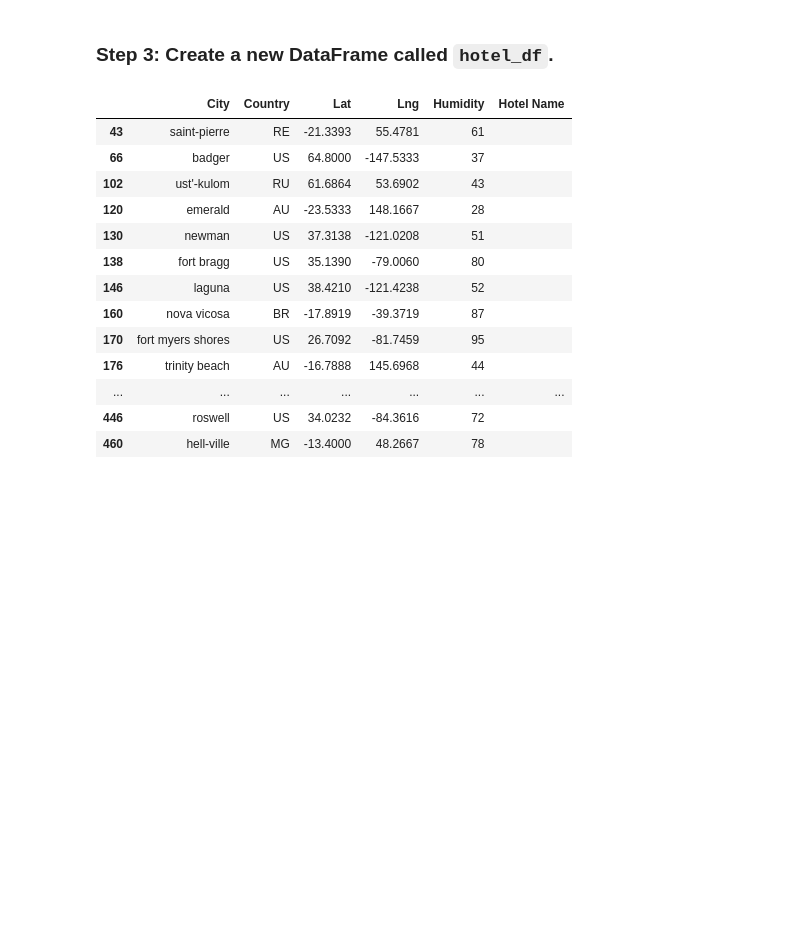
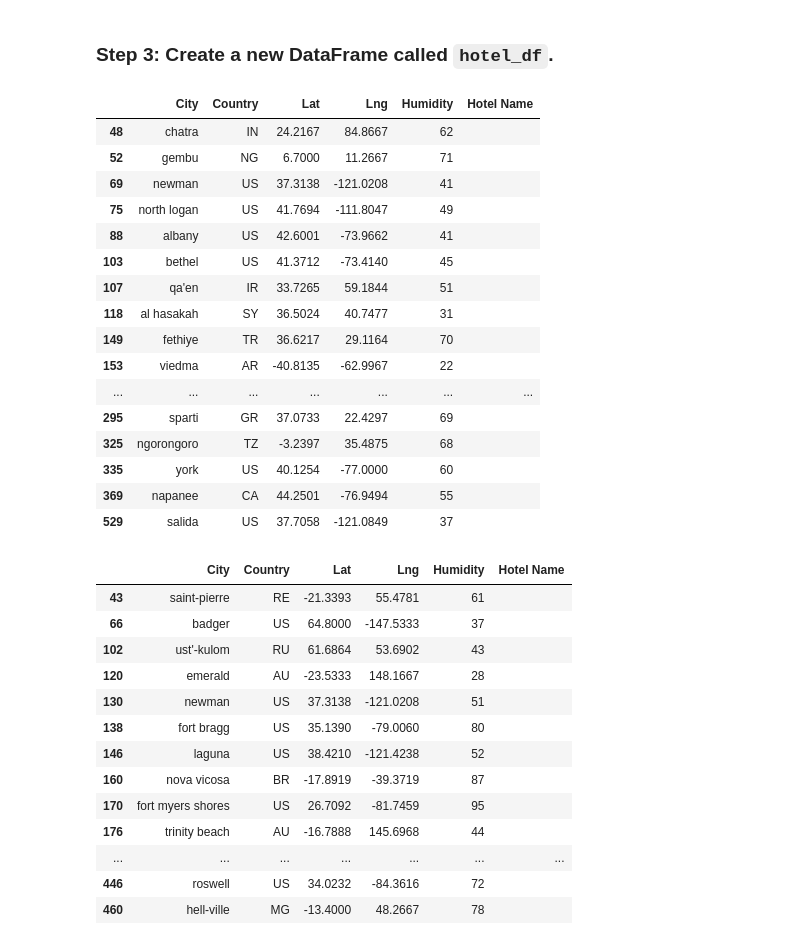
Before and after one commit to cartysw/python-api-challenge, a Jupyter notebook: VacationPy/VacationPy.ipynb, the cells around one changed output. Drawn from its saved outputs; the diff is of its cells as text; code cells hidden in the pictures; blank space fills up the shorter version.

```diff
--- a/VacationPy/VacationPy.ipynb
+++ b/VacationPy/VacationPy.ipynb
@@ -95,5 +94,32 @@ city_Wind_Filter
 # %% [markdown]
 ### Step 3: Create a new DataFrame called `hotel_df`.
+# %%
+# Use the Pandas copy function to create DataFrame called hotel_df to store the city, country, coordinates, and humidity
+hotel_df = city_Wind_Filter[['City', 'Country', 'Lat', 'Lng', 'Humidity']]
+
+# Add an empty column, "Hotel Name," to the DataFrame so you can store the hotel found using the Geoapify API
+hotel_df['Hotel Name'] = ''
+
+# Display sample data
+hotel_df
+# %% [output]
+|  | City | Country | Lat | Lng | Humidity | Hotel Name |
+| 48 | chatra | IN | 24.2167 | 84.8667 | 62 |  |
+| 52 | gembu | NG | 6.7000 | 11.2667 | 71 |  |
+| 69 | newman | US | 37.3138 | -121.0208 | 41 |  |
+| 75 | north logan | US | 41.7694 | -111.8047 | 49 |  |
+| 88 | albany | US | 42.6001 | -73.9662 | 41 |  |
+| 103 | bethel | US | 41.3712 | -73.4140 | 45 |  |
+| 107 | qa'en | IR | 33.7265 | 59.1844 | 51 |  |
+| 118 | al hasakah | SY | 36.5024 | 40.7477 | 31 |  |
+| 149 | fethiye | TR | 36.6217 | 29.1164 | 70 |  |
+| 153 | viedma | AR | -40.8135 | -62.9967 | 22 |  |
+| ... | ... | ... | ... | ... | ... | ... |
+| 295 | sparti | GR | 37.0733 | 22.4297 | 69 |  |
+| 325 | ngorongoro | TZ | -3.2397 | 35.4875 | 68 |  |
+| 335 | york | US | 40.1254 | -77.0000 | 60 |  |
+| 369 | napanee | CA | 44.2501 | -76.9494 | 55 |  |
+| 529 | salida | US | 37.7058 | -121.0849 | 37 |  |
 # %%
 # Use the Pandas copy function to create DataFrame called hotel_df to store the city, country, coordinates, and humidity
 # YOUR CODE HERE
```
Also changed, not shown: parts of 1 cell of this notebook.
